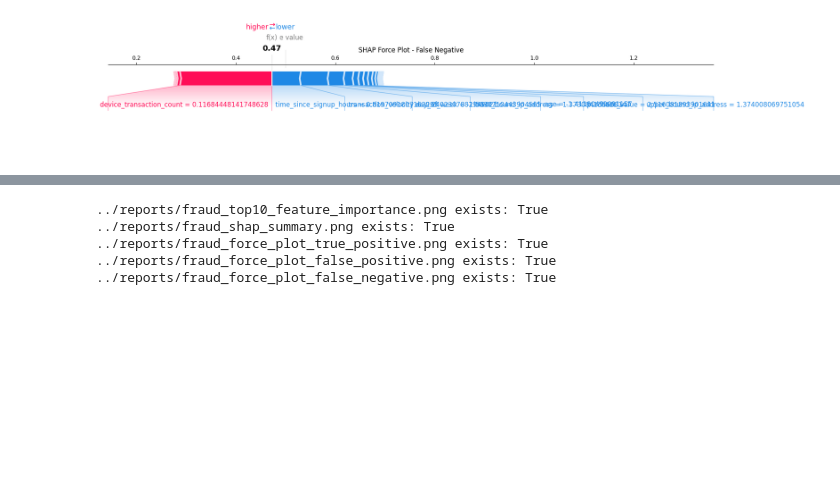
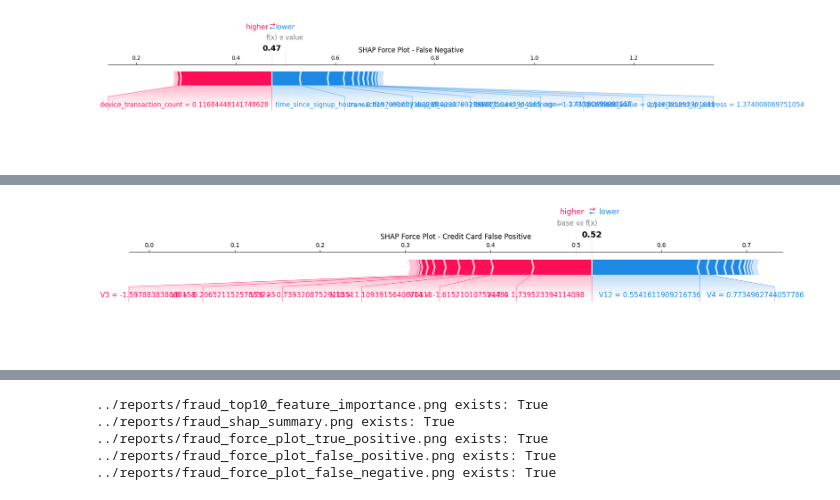
Before and after one commit to Bilen189/fraud-detection, a Jupyter notebook: notebooks/03_shap_explainability.ipynb, the cells around one changed output, grey strips where cells are left out. Cells and saved outputs as stored; diff of their text form; code cells hidden in the pictures; blank space fills up the shorter version.

```diff
--- a/notebooks/03_shap_explainability.ipynb
+++ b/notebooks/03_shap_explainability.ipynb
@@ -208,0 +398,15 @@ plt.show()
+# %%
+shap.force_plot(
+    credit_base_value,
+    credit_case_shap_values_class_1[1],
+    X_credit_cases_df.iloc[1],
+    feature_names=credit_feature_names,
+    matplotlib=True,
+    show=False
+)
+
+plt.title("SHAP Force Plot - Credit Card False Positive")
+plt.savefig("../reports/credit_force_plot_false_positive.png", bbox_inches="tight")
+plt.show()
+# %% [output]
+[figure, added]
```
Also changed, not shown: parts of 10 cells of this notebook, 6 other files.
